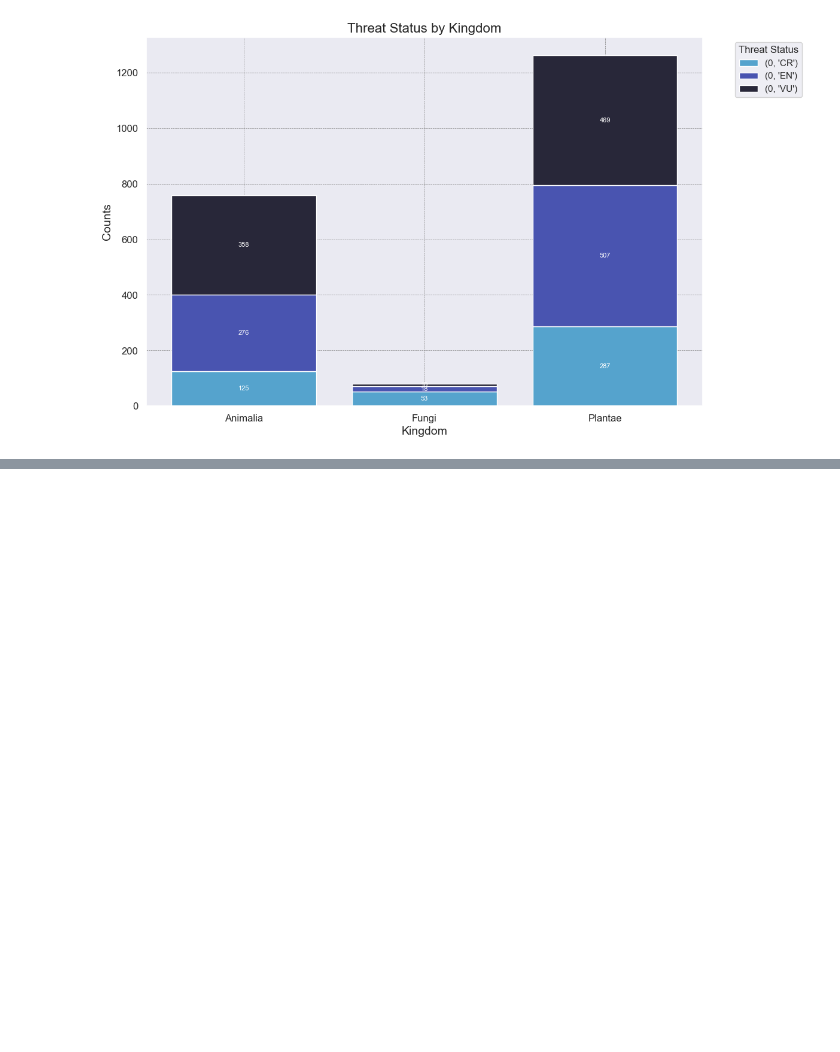
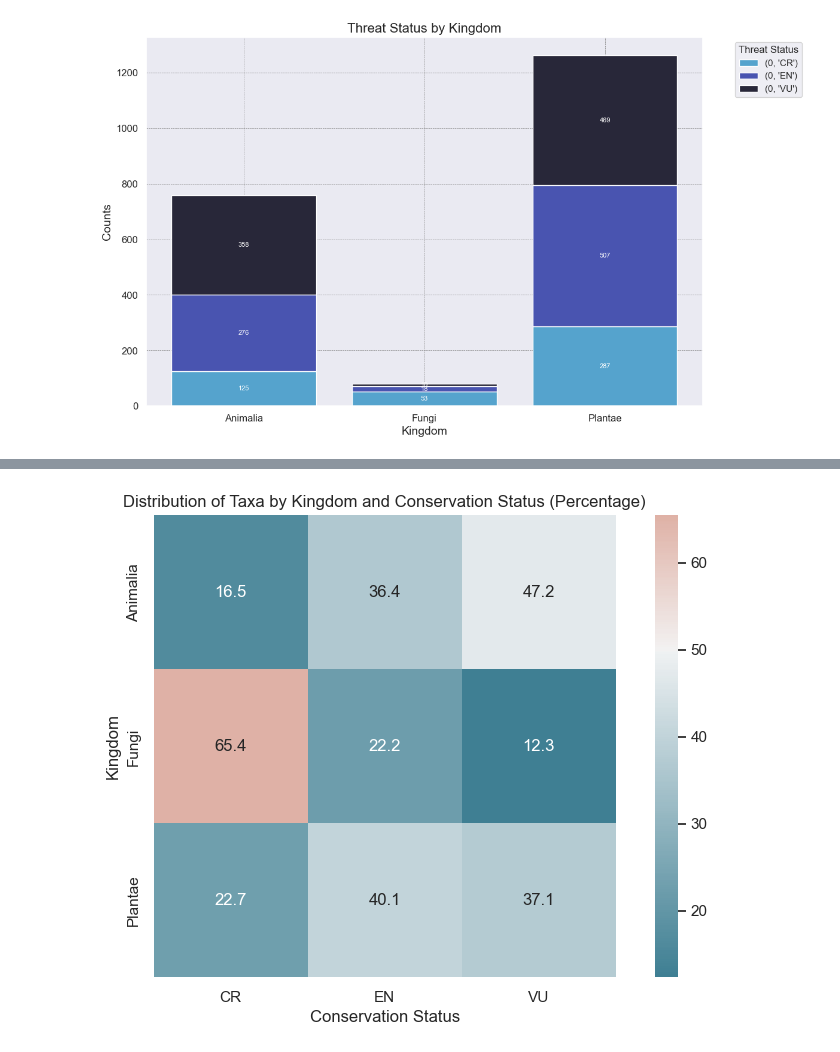
Before and after one commit to pololwl/repoDS, a Jupyter notebook: Actividad 3/actividad3.ipynb, the cells around one changed output, grey strips where cells are left out. Saved outputs shown, nothing was run; the diff lists cells and outputs as text; code cells hidden in the pictures; blank space fills up the shorter version.

```diff
--- a/Actividad 3/actividad3.ipynb
+++ b/Actividad 3/actividad3.ipynb
@@ -296,0 +303,3 @@ plt.show()
+# %%
+crosstable = pd.crosstab(endangeredSpecies['REINO'], endangeredSpecies['ESTADO DE AMENAZA'])
+crosstable
@@ -296,0 +312,4 @@ plt.show()
+# %%
+row_totals = crosstable.sum(axis=1)
+crosstable_pct = crosstable.div(row_totals, axis=0) * 100
+crosstable_pct
@@ -296,0 +322,10 @@ plt.show()
+# %%
+plt.figure(figsize=(10, 6))
+color_palette = sns.diverging_palette(220, 20, as_cmap=True)
+sns.heatmap(crosstable_pct, annot=True, cmap=color_palette, center=50, square=True, fmt=".1f")
+plt.title("Distribution of Taxa by Kingdom and Conservation Status (Percentage)")
+plt.xlabel("Conservation Status")
+plt.ylabel("Kingdom")
+plt.show()
+# %% [output]
+[figure, added]
```
Also changed, not shown: parts of 30 cells of this notebook, 1 other file.
